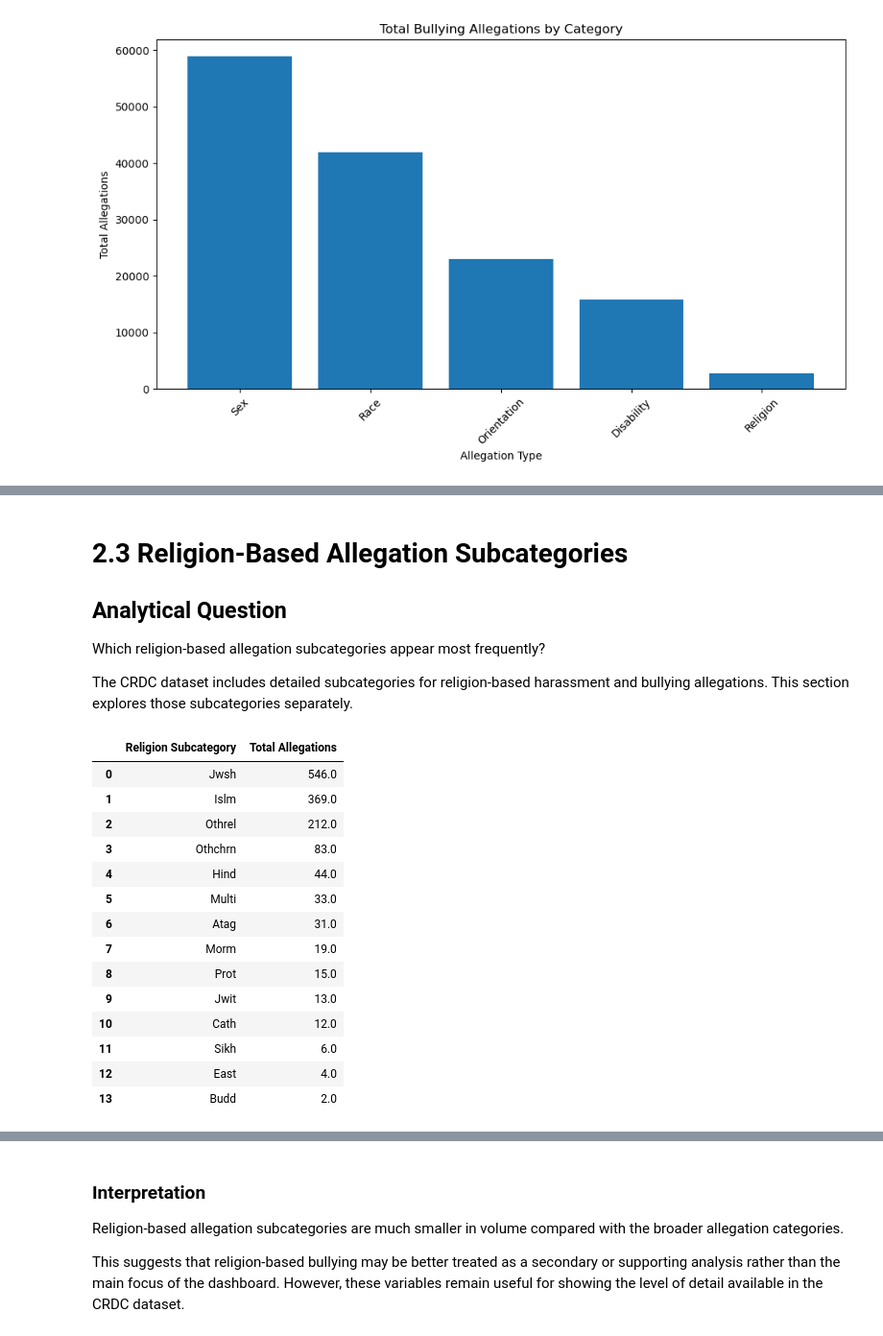
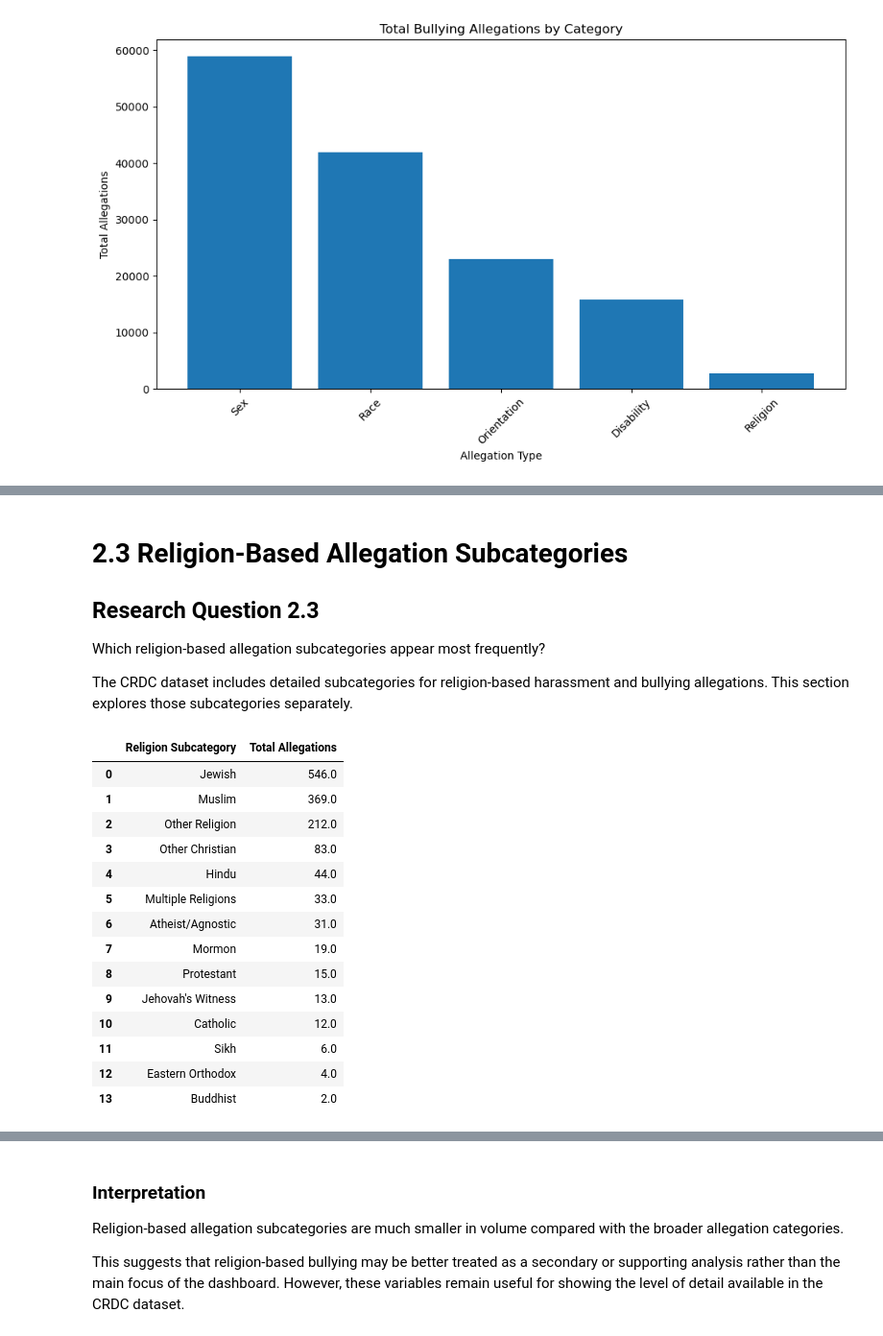
Before and after one commit to MrMcYoldas/school-bullying-analysis-crdc, a Jupyter notebook: notebooks/03_Exploratory_Analysis_Final.ipynb, the cells around one changed output, grey strips where cells are left out. Shown at 96% size. Saved outputs shown, nothing was run; the diff lists cells and outputs as text; code cells hidden in the pictures.

```diff
--- a/notebooks/03_Exploratory_Analysis.ipynb
+++ b/notebooks/03_Exploratory_Analysis_Final.ipynb
@@ -677,7 +667,7 @@ Lower-frequency categories should not be ignored, but they may require more care
 # %% [markdown]
 # 2.3 Religion-Based Allegation Subcategories
 
-## Analytical Question
+## Research Question 2.3
 
 Which religion-based allegation subcategories appear most frequently?
 
@@ -685,46 +675,69 @@ The CRDC dataset includes detailed subcategories for religion-based harassment a
 # %%
 # =====================================================
 # Religion Allegation Subcategory Totals
 # =====================================================
 
 religion_allegation_cols = [
     col for col in allegation_cols
     if col not in main_allegation_cols
 ]
 
 religion_summary = (
     df[religion_allegation_cols]
     .sum()
     .sort_values(ascending=False)
     .reset_index()
 )
 
 religion_summary.columns = ["Religion Subcategory", "Total Allegations"]
 
 religion_summary["Religion Subcategory"] = (
     religion_summary["Religion Subcategory"]
     .str.replace("allegation_", "", regex=False)
     .str.replace("_", " ")
     .str.title()
 )
 
+# Convert technical CRDC abbreviation labels into readable labels.
+religion_label_map = {
+    "Jwsh": "Jewish",
+    "Islm": "Muslim",
+    "Othrel": "Other Religion",
+    "Othchrn": "Other Christian",
+    "Hind": "Hindu",
+    "Multi": "Multiple Religions",
+    "Atag": "Atheist/Agnostic",
+    "Morm": "Mormon",
+    "Prot": "Protestant",
+    "Jwit": "Jehovah's Witness",
+    "Cath": "Catholic",
+    "Sikh": "Sikh",
+    "East": "Eastern Orthodox",
+    "Budd": "Buddhist"
+}
+
+religion_summary["Religion Subcategory"] = (
+    religion_summary["Religion Subcategory"]
+    .replace(religion_label_map)
+)
+
 religion_summary
 # %% [output]
 |  | Religion Subcategory | Total Allegations |
-| 0 | Jwsh | 546.0 |
-| 1 | Islm | 369.0 |
-| 2 | Othrel | 212.0 |
-| 3 | Othchrn | 83.0 |
-| 4 | Hind | 44.0 |
-| 5 | Multi | 33.0 |
-| 6 | Atag | 31.0 |
-| 7 | Morm | 19.0 |
-| 8 | Prot | 15.0 |
-| 9 | Jwit | 13.0 |
-| 10 | Cath | 12.0 |
+| 0 | Jewish | 546.0 |
+| 1 | Muslim | 369.0 |
+| 2 | Other Religion | 212.0 |
+| 3 | Other Christian | 83.0 |
+| 4 | Hindu | 44.0 |
+| 5 | Multiple Religions | 33.0 |
+| 6 | Atheist/Agnostic | 31.0 |
+| 7 | Mormon | 19.0 |
+| 8 | Protestant | 15.0 |
+| 9 | Jehovah's Witness | 13.0 |
+| 10 | Catholic | 12.0 |
 | 11 | Sikh | 6.0 |
-| 12 | East | 4.0 |
-| 13 | Budd | 2.0 |
+| 12 | Eastern Orthodox | 4.0 |
+| 13 | Buddhist | 2.0 |
 # %%
 # =====================================================
 # Bar Chart: Religion-Based Allegation Subcategories
```
Also changed, not shown: parts of 51 cells of this notebook, 47 other files.
